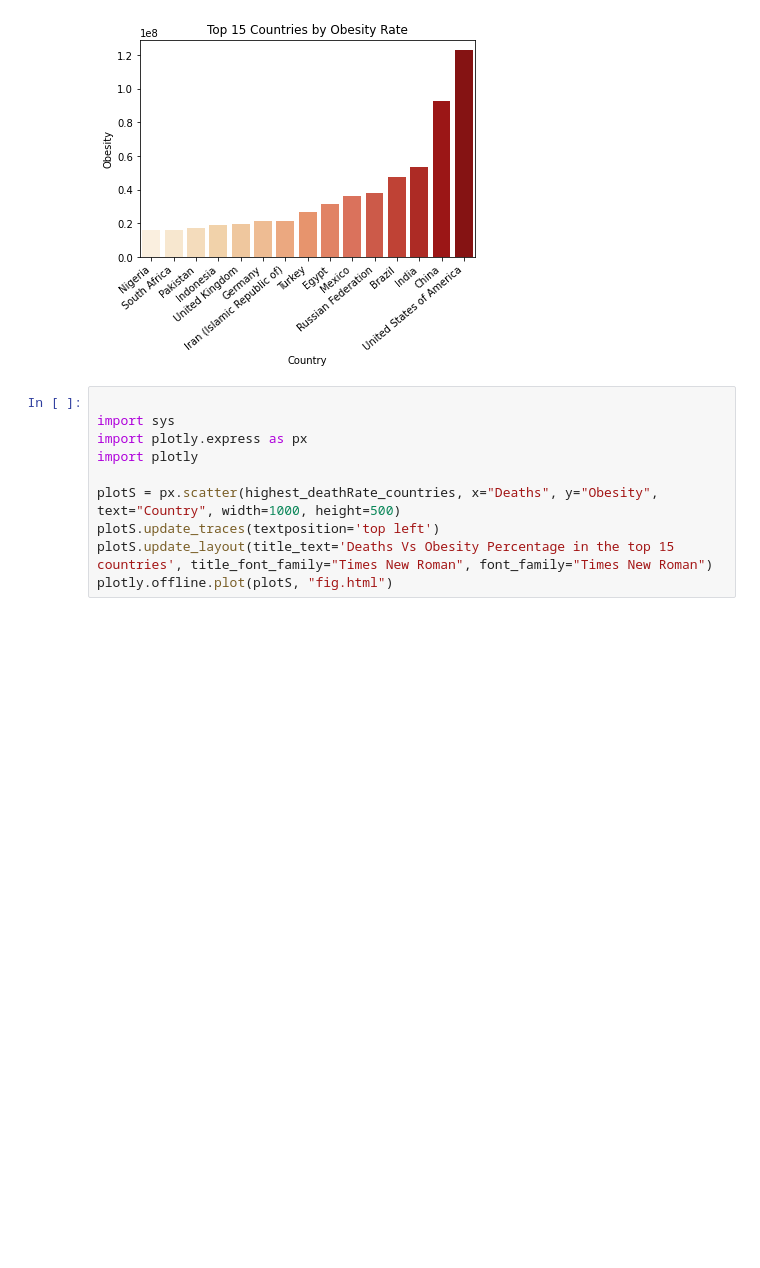
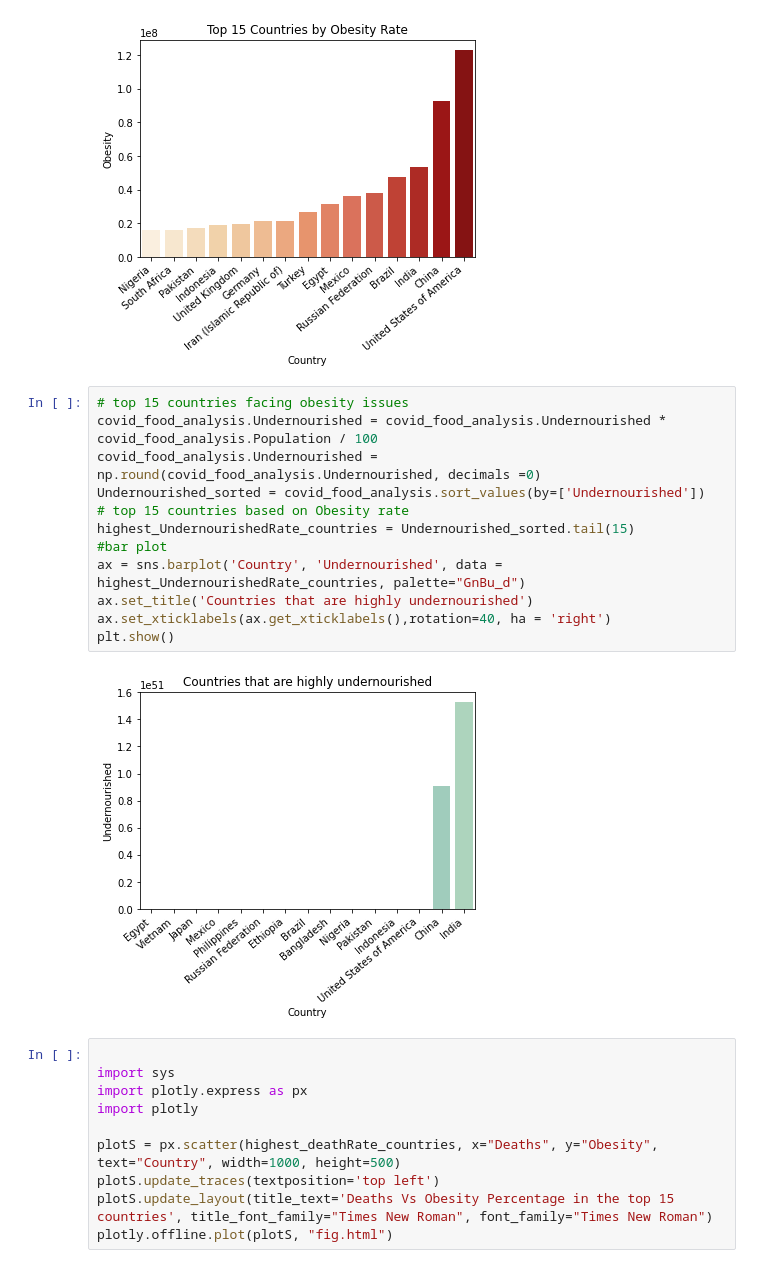
Before and after one commit to MahalavanyaSriram/COVID-19_Prediction, a Jupyter notebook: Prediction_COVID_Fatality_Rates.ipynb, the cells around one changed output. Drawn from its saved outputs; the diff is of its cells as text; blank space fills up the shorter version.

Commit message:
added few graphs for EDA

```diff
--- a/Prediction_COVID_Fatality_Rates.ipynb
+++ b/Prediction_COVID_Fatality_Rates.ipynb
@@ -271,6 +259,20 @@ ax.set_xticklabels(ax.get_xticklabels(),rotation=40, ha = 'right')
 plt.show()
 # %% [output]
 [figure]
+# %%
+# top 15 countries facing obesity issues
+covid_food_analysis.Undernourished = covid_food_analysis.Undernourished * covid_food_analysis.Population / 100
+covid_food_analysis.Undernourished = np.round(covid_food_analysis.Undernourished, decimals =0)
+Undernourished_sorted = covid_food_analysis.sort_values(by=['Undernourished'])
+# top 15 countries based on Obesity rate
+highest_UndernourishedRate_countries = Undernourished_sorted.tail(15)
+#bar plot
+ax = sns.barplot('Country', 'Undernourished', data = highest_UndernourishedRate_countries, palette="GnBu_d")
+ax.set_title('Countries that are highly undernourished')
+ax.set_xticklabels(ax.get_xticklabels(),rotation=40, ha = 'right')
+plt.show()
+# %% [output]
+[figure, added]
 # %%
 
 import sys
```
Also changed, not shown: parts of 22 cells of this notebook, 4 other files.
